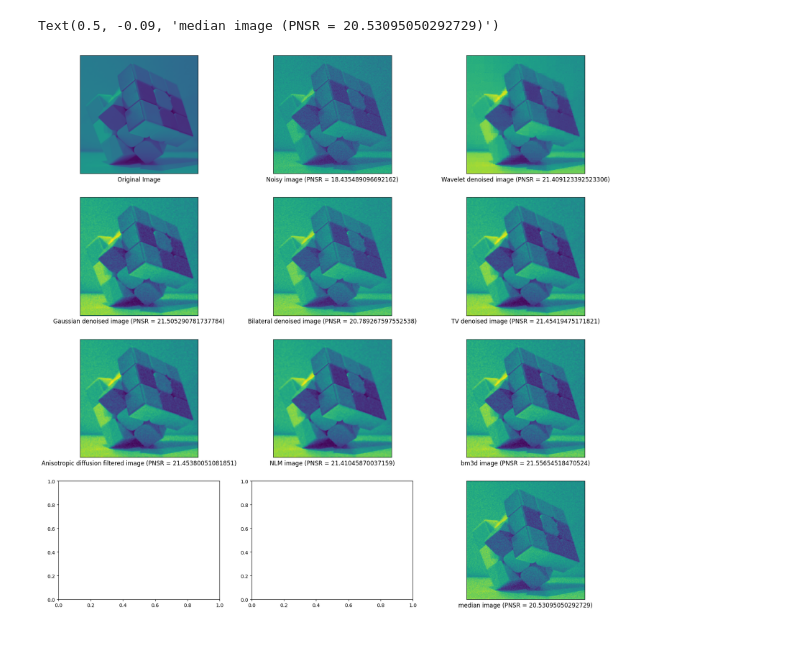
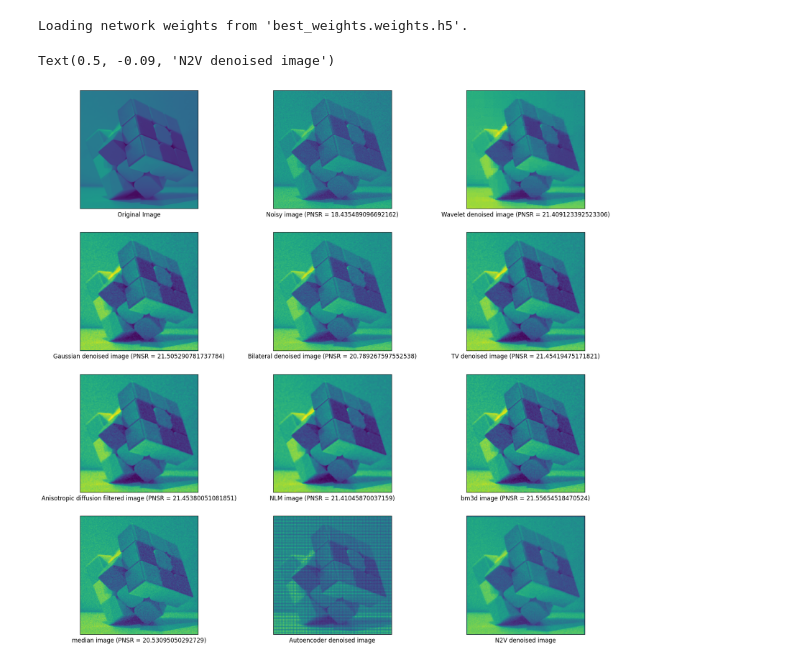
Before and after one commit to AmanNiyad/CV_Basics, a Jupyter notebook: Comparing_Denoising_Methods.ipynb, the cells around one changed output. Drawn from its saved outputs; the diff is of its cells as text; code cells hidden in the pictures.

```diff
--- a/Comparing_Denoising_Methods.ipynb
+++ b/Comparing_Denoising_Methods.ipynb
@@ -41,0 +167,13 @@ median_pnsr = peak_signal_noise_ratio(ref_img, median_img)
+# %%
+denoised_image = model.predict(x_test_noisy)
+
+figure, axis = plt.subplots(2, 10, figsize=(15, 2))
+for i in range(1):
+    for j in range(10):
+        ran = randint(10, 10000)
+        axis[i,j].imshow(x_test_noisy[ran].reshape(28,28),cmap="binary")
+        axis[i,j].set_xticks([])
+        axis[i,j].set_yticks([])
+        axis[i+1,j].imshow(denoised_image[ran].reshape(28,28),cmap="binary")
+        axis[i+1,j].set_xticks([])
+        axis[i+1,j].set_yticks([])
@@ -42,3 +307,13 @@ median_pnsr = peak_signal_noise_ratio(ref_img, median_img)
+# %%
+model_name = 'n2v_2D'
+basedir = 'models'
+model2 = N2V(config=None, name=model_name, basedir=basedir)
+# %% [output]
+Loading network weights from 'best_weights.weights.h5'.
+# %%
+pred = model2.predict(noisy_img, axes='YXC', n_tiles=(4,4,1))
+# %%
+gray_pred = cv2.cvtColor(pred, cv2.COLOR_BGR2GRAY)
 # %%
 noise_title = "Noisy image (PNSR = {})".format(noise_pnsr)
 gaussian_title = "Gaussian denoised image (PNSR = {})".format(gaussian_pnsr)
@@ -49,6 +324,8 @@ anisodiff_title = "Anisotropic diffusion filtered image (PNSR = {})".format(anis
 NLM_title = "NLM image (PNSR = {})".format(NLM_pnsr)
 bm3d_title = "bm3d image (PNSR = {})".format(bm3d_pnsr)
 median_title = "median image (PNSR = {})".format(median_pnsr)
+encoder_title = "Autoencoder denoised image"
+n2v_title = "N2V denoised image"
 
 figure, axis = plt.subplots(4, 3, figsize=(20,20))
 axis[0,0].imshow(ref_img)
@@ -72,34 +349,44 @@ axis[1,0].set_yticks([])
 axis[1,0].set_title(gaussian_title, y=-0.09)
 
 axis[1,1].imshow(bilateral_img)
 axis[1,1].set_xticks([])
 axis[1,1].set_yticks([])
 axis[1,1].set_title(bilateral_title, y=-0.09)
 
 axis[1,2].imshow(tv_img)
 axis[1,2].set_xticks([])
 axis[1,2].set_yticks([])
 axis[1,2].set_title(tv_title, y=-0.09)
 
 axis[2,0].imshow(anisodiff_img)
 axis[2,0].set_xticks([])
 axis[2,0].set_yticks([])
 axis[2,0].set_title(anisodiff_title, y=-0.09)
 
 axis[2,1].imshow(NLM_img)
 axis[2,1].set_xticks([])
 axis[2,1].set_yticks([])
 axis[2,1].set_title(NLM_title, y=-0.09)
 
 axis[2,2].imshow(bm3d_img)
 axis[2,2].set_xticks([])
 axis[2,2].set_yticks([])
 axis[2,2].set_title(bm3d_title, y=-0.09)
 
-axis[3,2].imshow(median_img)
+axis[3,0].imshow(median_img)
+axis[3,0].set_xticks([])
+axis[3,0].set_yticks([])
+axis[3,0].set_title(median_title, y=-0.09)
+
+axis[3,1].imshow(autoencoder_denoised_img)
+axis[3,1].set_xticks([])
+axis[3,1].set_yticks([])
+axis[3,1].set_title(encoder_title, y=-0.09)
+
+axis[3,2].imshow(gray_pred)
 axis[3,2].set_xticks([])
 axis[3,2].set_yticks([])
-axis[3,2].set_title(median_title, y=-0.09)
+axis[3,2].set_title(n2v_title, y=-0.09)
 # %% [output]
-Text(0.5, -0.09, 'median image (PNSR = 20.53095050292729)')
+Text(0.5, -0.09, 'N2V denoised image')
-[figure, old version]
+[figure, new version]
```
Also changed, not shown: parts of 24 cells of this notebook.
